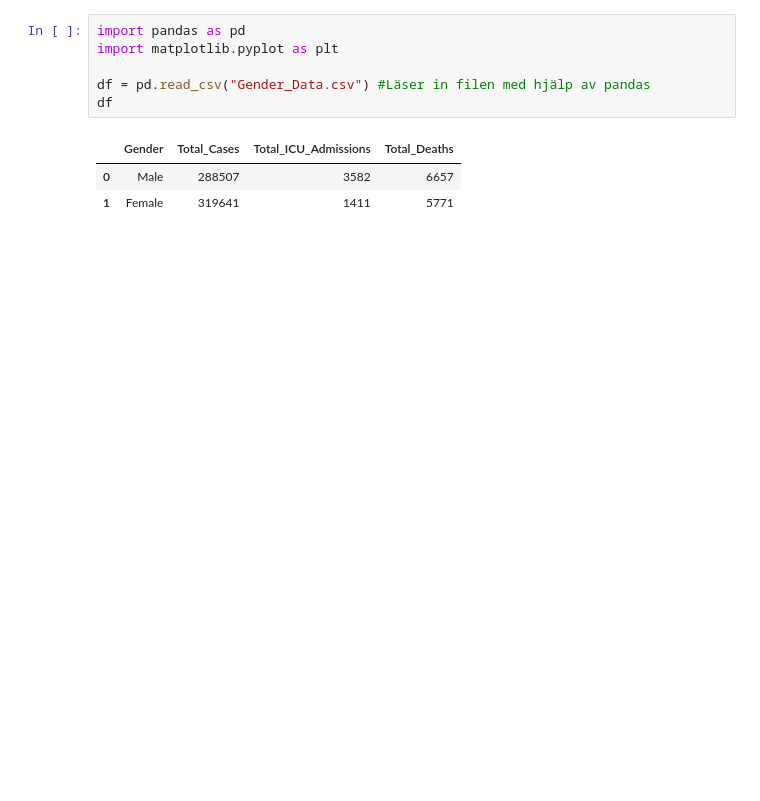
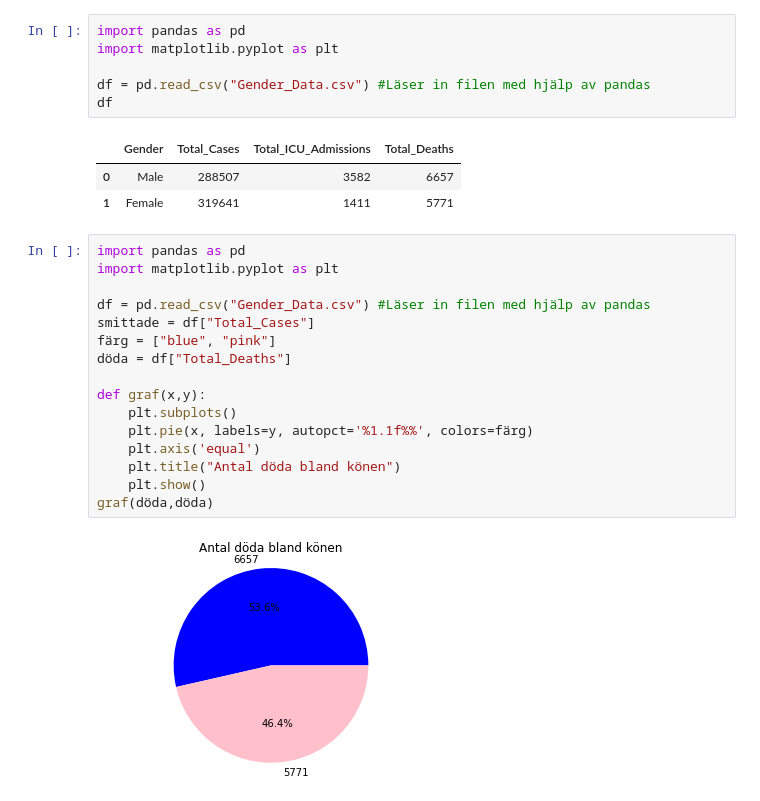
Before and after one commit to Limpan0305/linus_sundsten_TE19C, a Jupyter notebook: Programmering1/Dataanalysprojekt/projekt.ipynb, the cells around one changed output. Saved outputs shown, nothing was run; the diff lists cells and outputs as text; blank space fills up the shorter version.

```diff
--- a/Programmering1/Dataanalysprojekt/projekt.ipynb
+++ b/Programmering1/Dataanalysprojekt/projekt.ipynb
@@ -38,3 +60,21 @@ df
 |  | Gender | Total_Cases | Total_ICU_Admissions | Total_Deaths |
 | 0 | Male | 288507 | 3582 | 6657 |
 | 1 | Female | 319641 | 1411 | 5771 |
+# %%
+import pandas as pd
+import matplotlib.pyplot as plt
+
+df = pd.read_csv("Gender_Data.csv") #Läser in filen med hjälp av pandas
+smittade = df["Total_Cases"]
+färg = ["blue", "pink"]
+döda = df["Total_Deaths"]
+
+def graf(x,y):
+    plt.subplots()
+    plt.pie(x, labels=y, autopct='%1.1f%%', colors=färg)
+    plt.axis('equal')
+    plt.title("Antal döda bland könen")
+    plt.show()
+graf(döda,döda)
+# %% [output]
+[figure, added]
```
Also changed, not shown: parts of 3 cells of this notebook.
